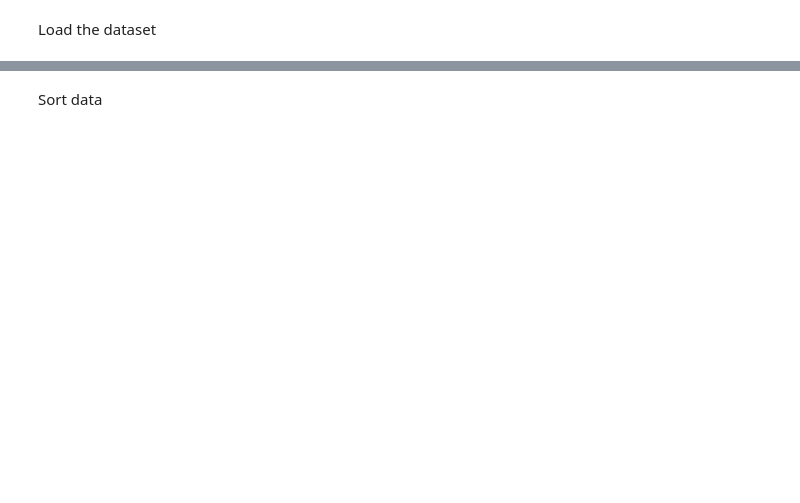
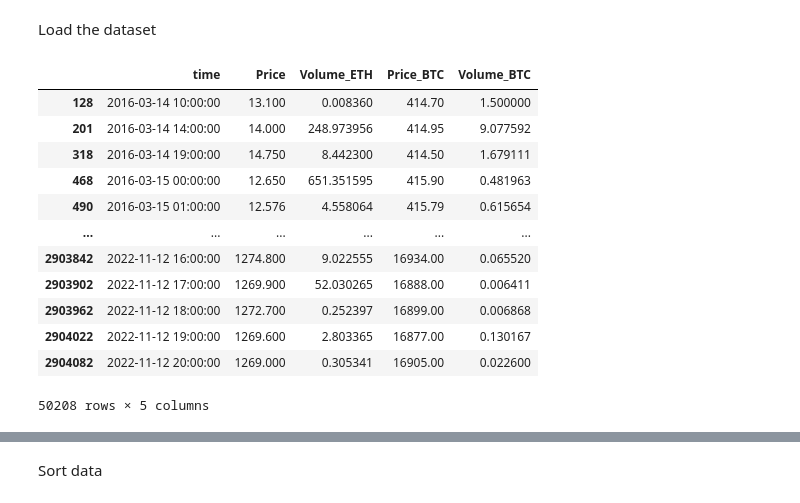
Before and after one commit to AyrtonIseri/Quant-Trader, a Jupyter notebook: aux.ipynb, the cells around one changed output, grey strips where cells are left out. Cells and saved outputs as stored; diff of their text form; code cells hidden in the pictures; blank space fills up the shorter version.

```diff
--- a/aux.ipynb
+++ b/aux.ipynb
@@ -44,0 +17,22 @@ test_loader = DataLoader(dataset=test_dataset,
+# %%
+historical_data = load_data()
+
+historical_data['minute'] = historical_data.time.dt.minute
+historical_data = historical_data[historical_data.minute == 0]
+historical_data.drop('minute', axis=1, inplace=True)
+
+historical_data
+# %% [output]
+|  | time | Price | Volume_ETH | Price_BTC | Volume_BTC |
+| 128 | 2016-03-14 10:00:00 | 13.100 | 0.008360 | 414.70 | 1.500000 |
+| 201 | 2016-03-14 14:00:00 | 14.000 | 248.973956 | 414.95 | 9.077592 |
+| 318 | 2016-03-14 19:00:00 | 14.750 | 8.442300 | 414.50 | 1.679111 |
+| 468 | 2016-03-15 00:00:00 | 12.650 | 651.351595 | 415.90 | 0.481963 |
+| 490 | 2016-03-15 01:00:00 | 12.576 | 4.558064 | 415.79 | 0.615654 |
+| ... | ... | ... | ... | ... | ... |
+| 2903842 | 2022-11-12 16:00:00 | 1274.800 | 9.022555 | 16934.00 | 0.065520 |
+| 2903902 | 2022-11-12 17:00:00 | 1269.900 | 52.030265 | 16888.00 | 0.006411 |
+| 2903962 | 2022-11-12 18:00:00 | 1272.700 | 0.252397 | 16899.00 | 0.006868 |
+| 2904022 | 2022-11-12 19:00:00 | 1269.600 | 2.803365 | 16877.00 | 0.130167 |
+| 2904082 | 2022-11-12 20:00:00 | 1269.000 | 0.305341 | 16905.00 | 0.022600 |
+50208 rows × 5 columns
```
Also changed, not shown: parts of 23 cells of this notebook, 14 other files.
